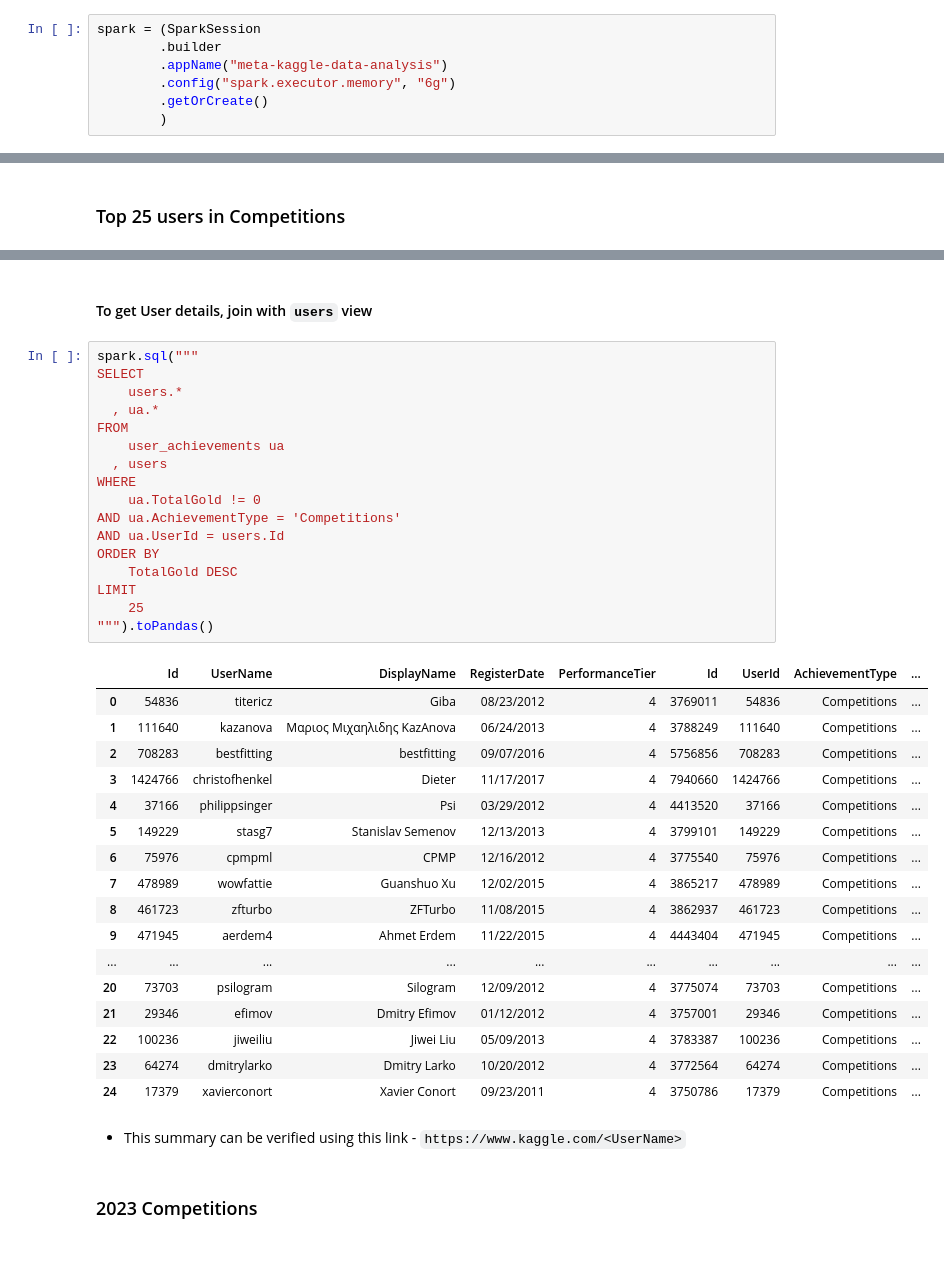
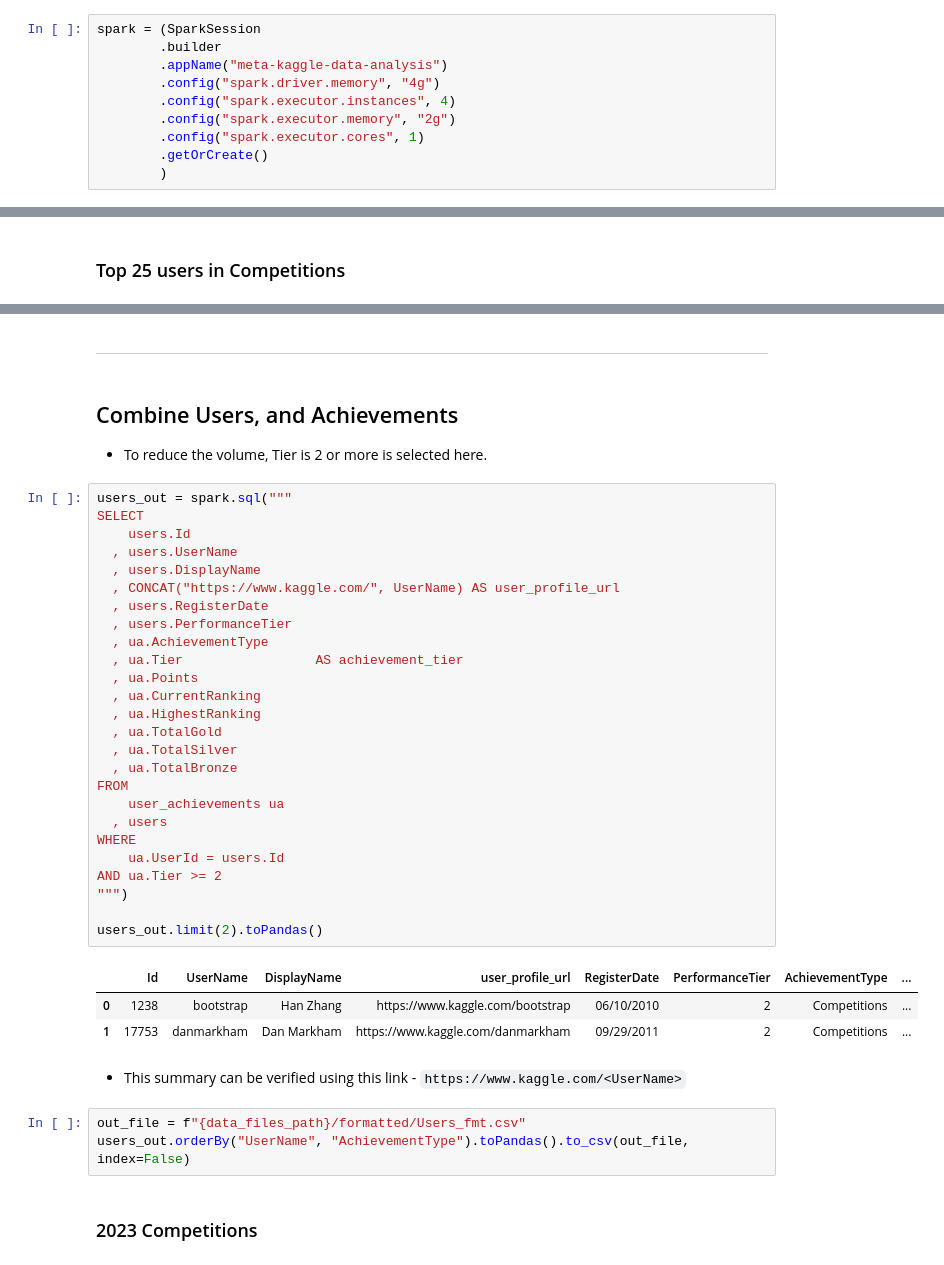
Before and after one commit to ryandam9/data-analysis-with-spark, a Jupyter notebook: meta-kaggle/2-meta-kaggle-analysis.ipynb, the cells around one changed output, grey strips where cells are left out. Drawn from its saved outputs; the diff is of its cells as text.

Commit message:
Kaggle metadata

```diff
--- a/meta-kaggle/2-meta-kaggle-analysis.ipynb
+++ b/meta-kaggle/2-meta-kaggle-analysis.ipynb
@@ -41,7 +33,10 @@ from pyspark.sql.functions import *
 spark = (SparkSession
         .builder
         .appName("meta-kaggle-data-analysis")
-        .config("spark.executor.memory", "6g")
+        .config("spark.driver.memory", "4g")
+        .config("spark.executor.instances", 4)
+        .config("spark.executor.memory", "2g")
+        .config("spark.executor.cores", 1)
         .getOrCreate()
         )
 # %% [output]
@@ -605,42 +639,44 @@ LIMIT
+# %% [markdown]
+****
 # %% [markdown]
-#### To get User details, join with `users` view
+## Combine Users, and Achievements
+
+- To reduce the volume, Tier is 2 or more is selected here.
 # %%
-spark.sql("""
+users_out = spark.sql("""
 SELECT
-    users.*
-  , ua.*
+    users.Id
+  , users.UserName
+  , users.DisplayName
+  , CONCAT("https://www.kaggle.com/", UserName) AS user_profile_url
+  , users.RegisterDate
+  , users.PerformanceTier
+  , ua.AchievementType
+  , ua.Tier                 AS achievement_tier
+  , ua.Points
+  , ua.CurrentRanking
+  , ua.HighestRanking
+  , ua.TotalGold
+  , ua.TotalSilver
+  , ua.TotalBronze
 FROM
     user_achievements ua
   , users
 WHERE
-    ua.TotalGold != 0
-AND ua.AchievementType = 'Competitions'
-AND ua.UserId = users.Id
-ORDER BY
-    TotalGold DESC
-LIMIT
-    25
-""").toPandas()
+    ua.UserId = users.Id
+AND ua.Tier >= 2
+""")
+
+users_out.limit(2).toPandas()
 # %% [output]
-|  | Id | UserName | DisplayName | RegisterDate | PerformanceTier | Id | UserId | AchievementType | ... |
-| 0 | 54836 | titericz | Giba | 08/23/2012 | 4 | 3769011 | 54836 | Competitions | ... |
-| 1 | 111640 | kazanova | Μαριος Μιχαηλιδης KazAnova | 06/24/2013 | 4 | 3788249 | 111640 | Competitions | ... |
-| 2 | 708283 | bestfitting | bestfitting | 09/07/2016 | 4 | 5756856 | 708283 | Competitions | ... |
-| 3 | 1424766 | christofhenkel | Dieter | 11/17/2017 | 4 | 7940660 | 1424766 | Competitions | ... |
-| 4 | 37166 | philippsinger | Psi | 03/29/2012 | 4 | 4413520 | 37166 | Competitions | ... |
-| 5 | 149229 | stasg7 | Stanislav Semenov | 12/13/2013 | 4 | 3799101 | 149229 | Competitions | ... |
-| 6 | 75976 | cpmpml | CPMP | 12/16/2012 | 4 | 3775540 | 75976 | Competitions | ... |
-| 7 | 478989 | wowfattie | Guanshuo Xu | 12/02/2015 | 4 | 3865217 | 478989 | Competitions | ... |
-| 8 | 461723 | zfturbo | ZFTurbo | 11/08/2015 | 4 | 3862937 | 461723 | Competitions | ... |
-| 9 | 471945 | aerdem4 | Ahmet Erdem | 11/22/2015 | 4 | 4443404 | 471945 | Competitions | ... |
-| ... | ... | ... | ... | ... | ... | ... | ... | ... | ... |
-| 20 | 73703 | psilogram | Silogram | 12/09/2012 | 4 | 3775074 | 73703 | Competitions | ... |
-| 21 | 29346 | efimov | Dmitry Efimov | 01/12/2012 | 4 | 3757001 | 29346 | Competitions | ... |
-| 22 | 100236 | jiweiliu | Jiwei Liu | 05/09/2013 | 4 | 3783387 | 100236 | Competitions | ... |
-| 23 | 64274 | dmitrylarko | Dmitry Larko | 10/20/2012 | 4 | 3772564 | 64274 | Competitions | ... |
-| 24 | 17379 | xavierconort | Xavier Conort | 09/23/2011 | 4 | 3750786 | 17379 | Competitions | ... |
+|  | Id | UserName | DisplayName | user_profile_url | RegisterDate | PerformanceTier | AchievementType | ... |
+| 0 | 1238 | bootstrap | Han Zhang | https://www.kaggle.com/bootstrap | 06/10/2010 | 2 | Competitions | ... |
+| 1 | 17753 | danmarkham | Dan Markham | https://www.kaggle.com/danmarkham | 09/29/2011 | 2 | Competitions | ... |
 # %% [markdown]
 - This summary can be verified using this link - `https://www.kaggle.com/<UserName>`
+# %%
+out_file = f"{data_files_path}/formatted/Users_fmt.csv"
+users_out.orderBy("UserName", "AchievementType").toPandas().to_csv(out_file, index=False)
 # %% [markdown]
 ### 2023 Competitions
 # %%
```
Also changed, not shown: parts of 33 cells of this notebook, 5 other files.
